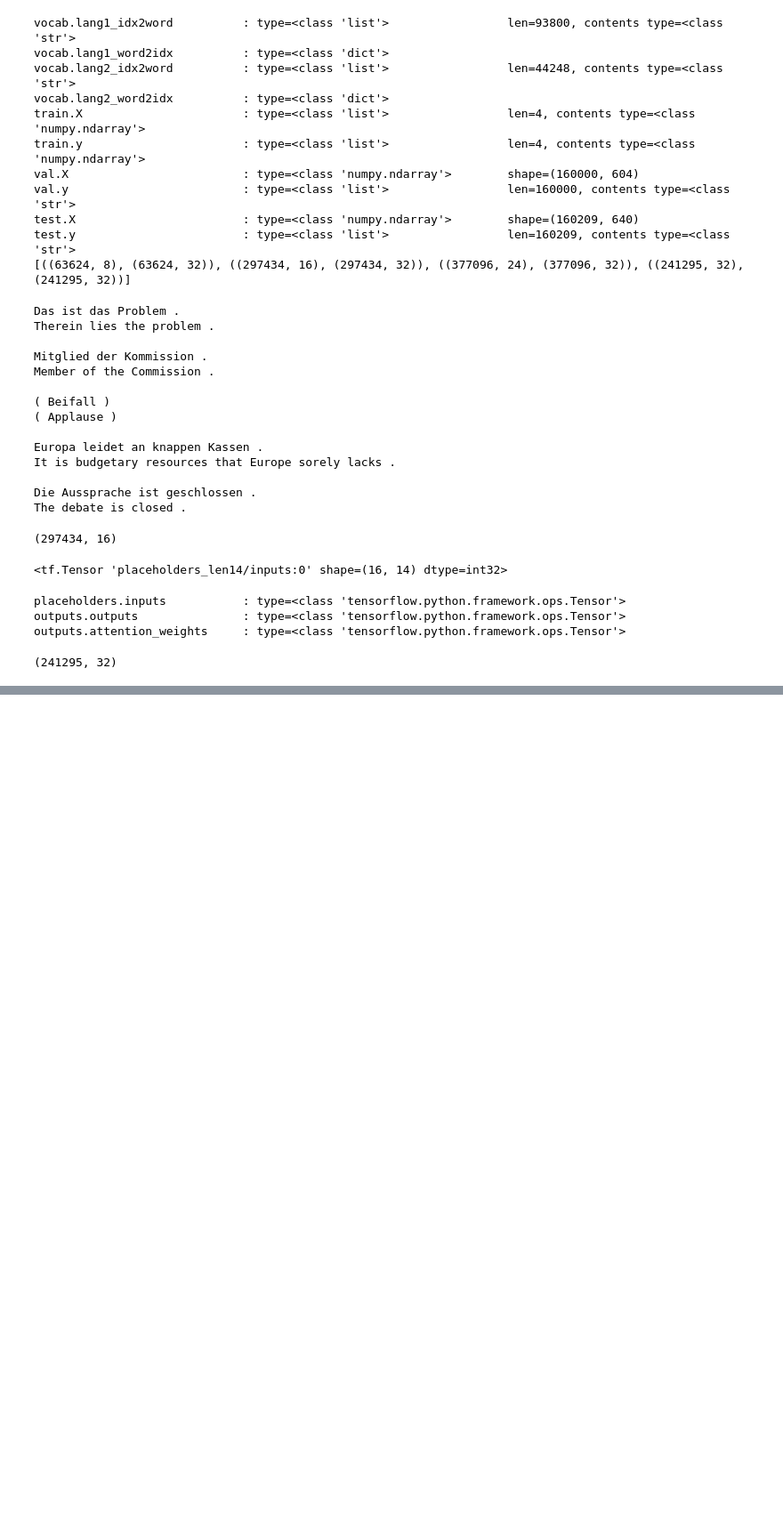
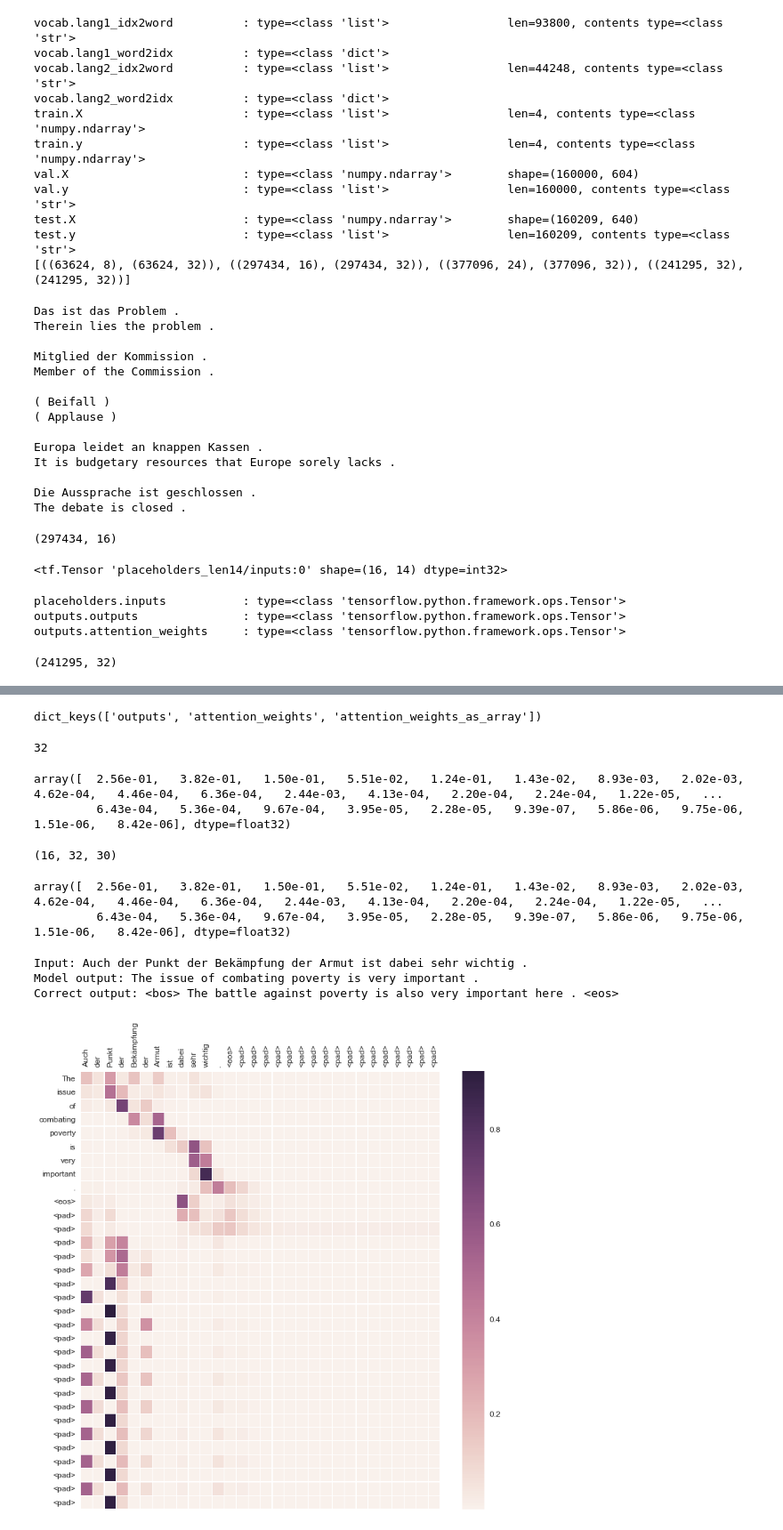
Before and after one commit to oracleofnj/nmt-attention-tensorflow, a Jupyter notebook: TranslatorV2.ipynb, the cells around one changed output, grey strips where cells are left out. Shown: that part at 89% size. Saved outputs shown, nothing was run; the diff lists cells and outputs as text; code cells hidden in the pictures; blank space fills up the shorter version.

```diff
--- a/TranslatorV2.ipynb
+++ b/TranslatorV2.ipynb
@@ -205,0 +265,29 @@ Caused by op 'placeholders_len6/inputs', defined at:
+# %%
+eval_outputs.keys()
+# %% [output]
+dict_keys(['outputs', 'attention_weights', 'attention_weights_as_array'])
+# %%
+len(eval_outputs['attention_weights_as_array'])
+# %% [output]
+32
+# %%
+eval_outputs['attention_weights_as_array'][0][-1]
+# %% [output]
+array([  2.56e-01,   3.82e-01,   1.50e-01,   5.51e-02,   1.24e-01,   1.43e-02,   8.93e-03,   2.02e-03,   4.62e-04,   4.46e-04,   6.36e-04,   2.44e-03,   4.13e-04,   2.20e-04,   2.24e-04,   1.22e-05,   ...
+         6.43e-04,   5.36e-04,   9.67e-04,   3.95e-05,   2.28e-05,   9.39e-07,   5.86e-06,   9.75e-06,   1.51e-06,   8.42e-06], dtype=float32)
+# %%
+eval_outputs['attention_weights'].shape
+# %% [output]
+(16, 32, 30)
+# %%
+eval_outputs['attention_weights'][-1,0,:]
+# %% [output]
+array([  2.56e-01,   3.82e-01,   1.50e-01,   5.51e-02,   1.24e-01,   1.43e-02,   8.93e-03,   2.02e-03,   4.62e-04,   4.46e-04,   6.36e-04,   2.44e-03,   4.13e-04,   2.20e-04,   2.24e-04,   1.22e-05,   ...
+         6.43e-04,   5.36e-04,   9.67e-04,   3.95e-05,   2.28e-05,   9.39e-07,   5.86e-06,   9.75e-06,   1.51e-06,   8.42e-06], dtype=float32)
+# %%
+plot_attention_map(eval_inputs[sample_idx], eval_outputs['outputs'][sample_idx], eval_outputs['attention_weights'][sample_idx], correct_outputs[sample_idx], data['vocab']['lang1_idx2word'], data['vocab']['lang2_idx2word'])
+# %% [output]
+Input: Auch der Punkt der Bekämpfung der Armut ist dabei sehr wichtig .
+Model output: The issue of combating poverty is very important .
+Correct output: <bos> The battle against poverty is also very important here . <eos>
+[figure, added]
```
Also changed, not shown: parts of 5 cells of this notebook, 1 other file.
